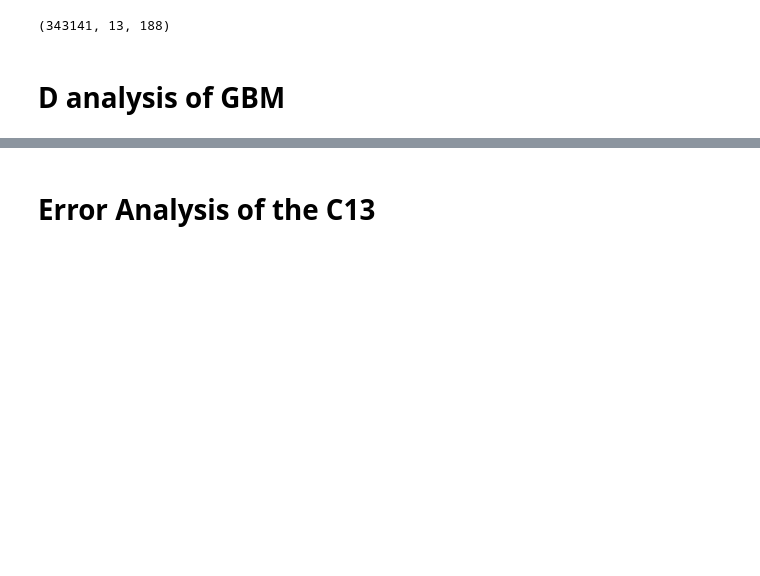
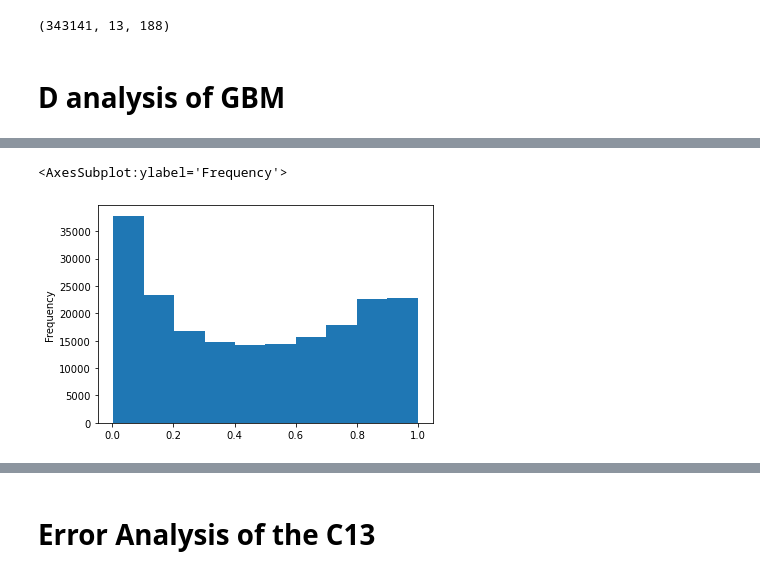
Before and after one commit to NimaMan/probability_of_deafult_prediction, a Jupyter notebook: scripts/ipynb_scripts/error_analysis.ipynb, the cells around one changed output, grey strips where cells are left out. Saved outputs shown, nothing was run; the diff lists cells and outputs as text; code cells hidden in the pictures; blank space fills up the shorter version.

Commit message:
add ensemble with preds

```diff
--- a/scripts/ipynb_scripts/error_analysis.ipynb
+++ b/scripts/ipynb_scripts/error_analysis.ipynb
@@ -164,2 +148,0 @@ def get_agg_data(data_dir="train_agg_mean_q5_q95_q5_q95.npz"):
-# %%
-df, train_labels, cat_indices = get_agg_data(data_dir="train_agg_mean_q5_q95_q5_q95.npz")
@@ -179,2 +148,0 @@ amex_metric(y_test, y_pred, return_components=True)
-# %%
-df = pd.DataFrame({"pred":y_pred, "target":y_test.reshape(-1)})
@@ -181,5 +156,6 @@ df = pd.DataFrame({"pred":y_pred, "target":y_test.reshape(-1)})
 # %%
-df.sort_values(by="pred", ascending=False, inplace=True)
+df.sort_values(by="catb_agg2", ascending=False, inplace=True)
 df['weight'] = df['target'].apply(lambda x: 20 if x==0 else 1)
 df['weight_cumsum'] = df['weight'].cumsum()
-#df_cutoff = df.loc[df['weight_cumsum'] <= four_pct_cutoff]
+four_pct_cutoff = int(0.04 * df['weight'].sum())
+df_cutoff = df.loc[df['weight_cumsum'] <= four_pct_cutoff]
@@ -195,0 +162,5 @@ df_cutoff = df.loc[df['weight_cumsum'] <= four_pct_cutoff]
+# %%
+df[df["std"]>0.01].catb_agg2.plot(kind="hist")
+# %% [output]
+<AxesSubplot:ylabel='Frequency'>
+[figure, added]
```
Also changed, not shown: parts of 32 cells of this notebook, 5 other files.
